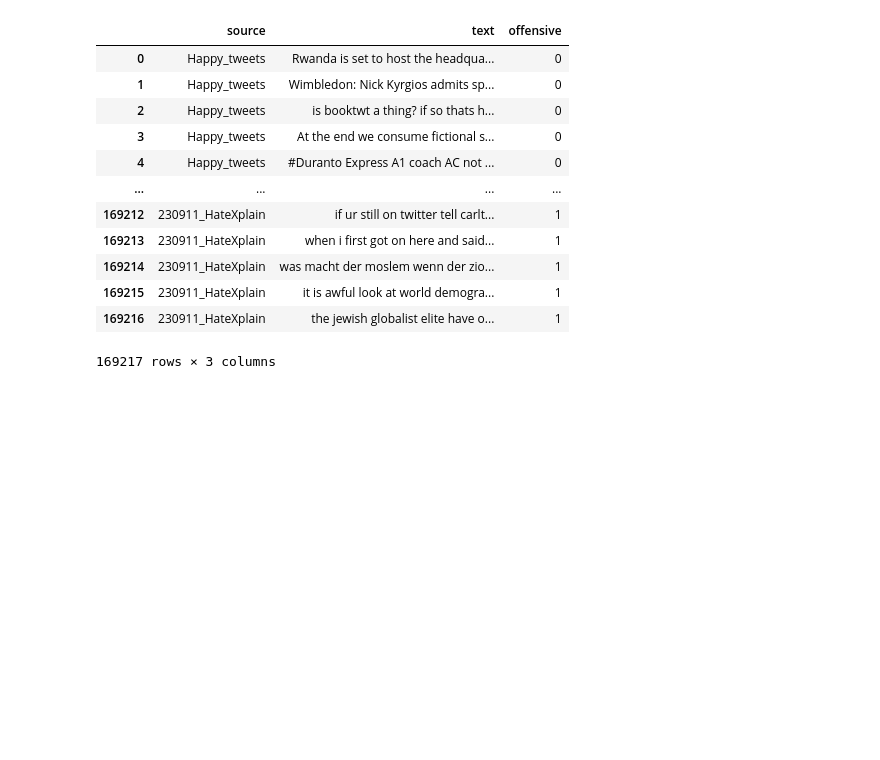
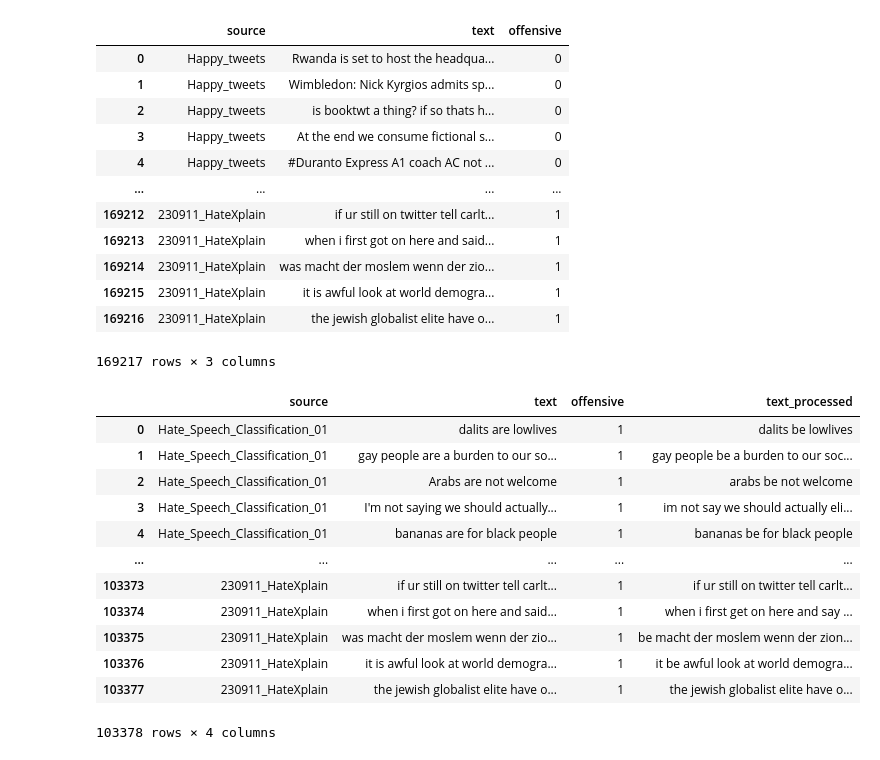
Before and after one commit to irismarechal1997/moder_ia, a Jupyter notebook: notebook/Iris Notebook.ipynb, the cells around one changed output. Cells and saved outputs as stored; diff of their text form; code cells hidden in the pictures; blank space fills up the shorter version.

```diff
--- a/notebook/Iris Notebook.ipynb
+++ b/notebook/Iris Notebook.ipynb
@@ -528,0 +538,17 @@ concatenated_df_5
+# %%
+final_dataset=pd.read_csv("../data/processed_dataset_v1.csv")
+final_dataset
+# %% [output]
+|  | source | text | offensive | text_processed |
+| 0 | Hate_Speech_Classification_01 | dalits are lowlives | 1 | dalits be lowlives |
+| 1 | Hate_Speech_Classification_01 | gay people are a burden to our so... | 1 | gay people be a burden to our soc... |
+| 2 | Hate_Speech_Classification_01 | Arabs are not welcome | 1 | arabs be not welcome |
+| 3 | Hate_Speech_Classification_01 | I'm not saying we should actually... | 1 | im not say we should actually eli... |
+| 4 | Hate_Speech_Classification_01 | bananas are for black people | 1 | bananas be for black people |
+| ... | ... | ... | ... | ... |
+| 103373 | 230911_HateXplain | if ur still on twitter tell carlt... | 1 | if ur still on twitter tell carlt... |
+| 103374 | 230911_HateXplain | when i first got on here and said... | 1 | when i first get on here and say ... |
+| 103375 | 230911_HateXplain | was macht der moslem wenn der zio... | 1 | be macht der moslem wenn der zion... |
+| 103376 | 230911_HateXplain | it is awful look at world demogra... | 1 | it be awful look at world demogra... |
+| 103377 | 230911_HateXplain | the jewish globalist elite have o... | 1 | the jewish globalist elite have o... |
+103378 rows × 4 columns
```
Also changed, not shown: parts of 13 cells of this notebook, 5 other files.
